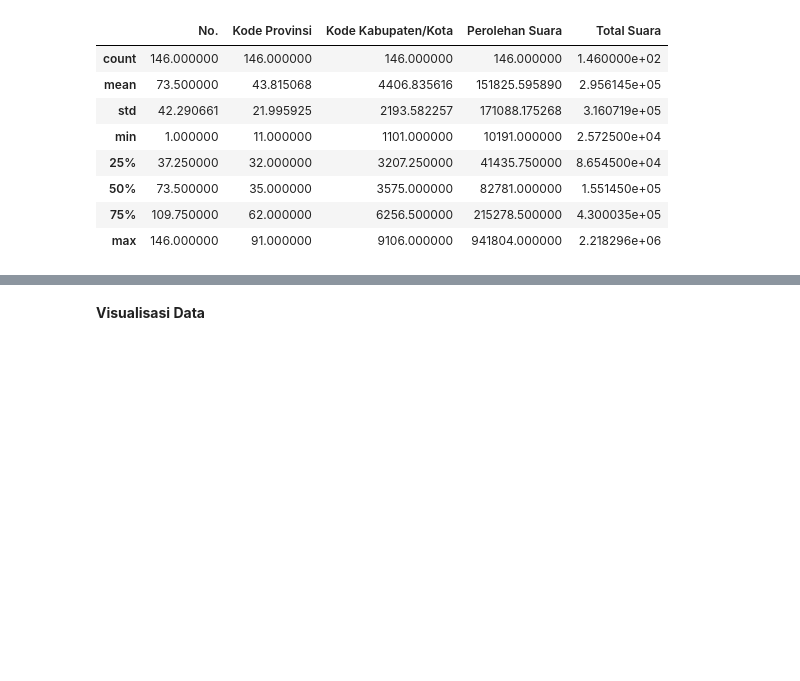
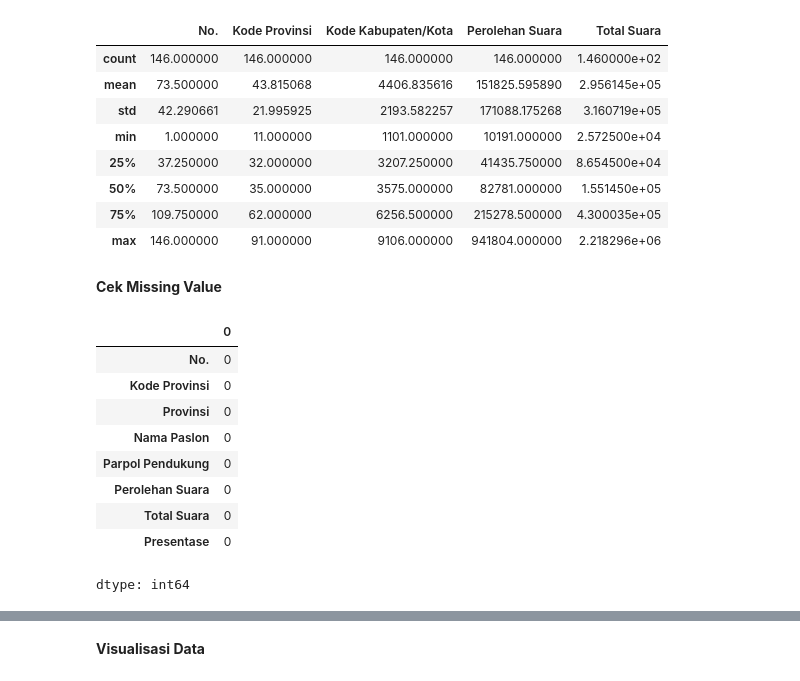
Before and after one commit to LatiefDataVisionary/eda-college-task, a Jupyter notebook: Tgs_EDA_pilkada.ipynb, the cells around one changed output, grey strips where cells are left out. Drawn from its saved outputs; the diff is of its cells as text; code cells hidden in the pictures; blank space fills up the shorter version.

```diff
--- a/Tgs_EDA_pilkada.ipynb
+++ b/Tgs_EDA_pilkada.ipynb
@@ -136,3 +136,18 @@ df_bupati_walkot.describe()
 | 50% | 73.500000 | 35.000000 | 3575.000000 | 82781.000000 | 1.551450e+05 |
 | 75% | 109.750000 | 62.000000 | 6256.500000 | 215278.500000 | 4.300035e+05 |
 | max | 146.000000 | 91.000000 | 9106.000000 | 941804.000000 | 2.218296e+06 |
+# %% [markdown]
+**Cek Missing Value**
+# %%
+df_gubernur.isnull().sum()
+# %% [output]
+|  | 0 |
+| No. | 0 |
+| Kode Provinsi | 0 |
+| Provinsi | 0 |
+| Nama Paslon | 0 |
+| Parpol Pendukung | 0 |
+| Perolehan Suara | 0 |
+| Total Suara | 0 |
+| Presentase | 0 |
+dtype: int64
```
Also changed, not shown: parts of 1 cell of this notebook.
